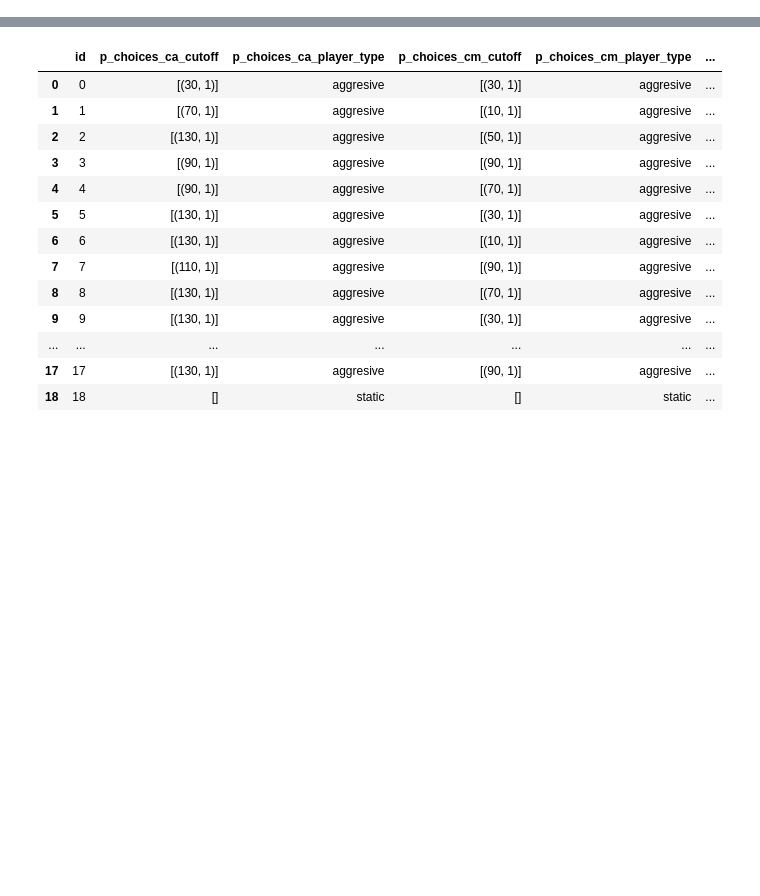
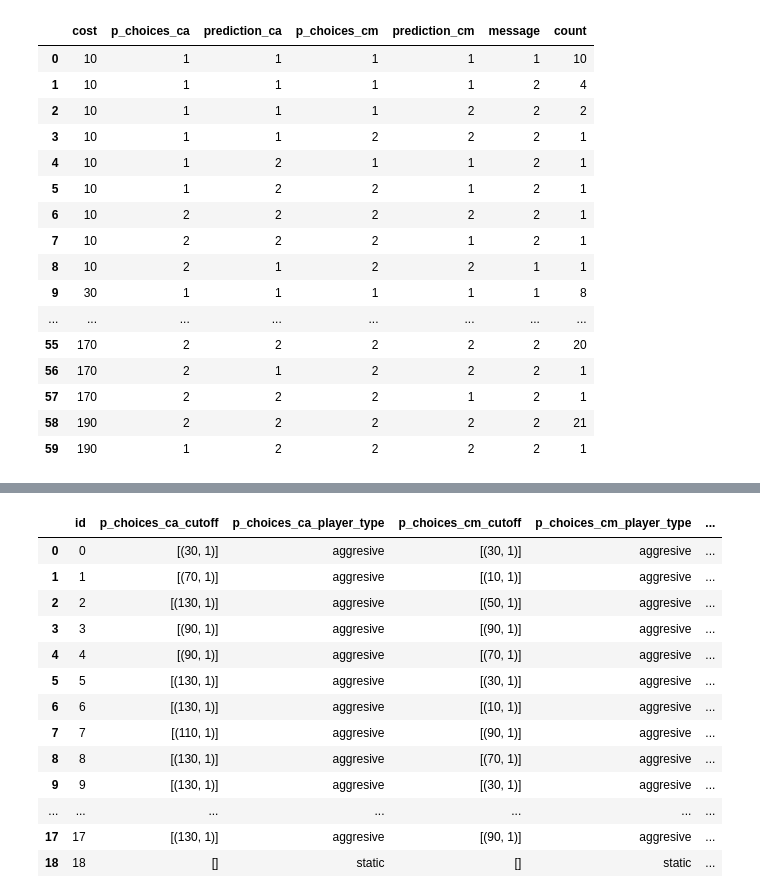
Before and after one commit to VondracekS/thesis_cheap_talk_experiment, a Jupyter notebook: workflow_scripts/treatment_analysis.ipynb, the cells around one changed output, grey strips where cells are left out. Saved outputs shown, nothing was run; the diff lists cells and outputs as text; code cells hidden in the pictures; blank space fills up the shorter version.

```diff
--- a/workflow_scripts/treatment_analysis.ipynb
+++ b/workflow_scripts/treatment_analysis.ipynb
@@ -3,5 +3,3 @@ import os
 import pandas as pd
 
 from util import DataWranglingUtils as dwu
-# %%
-data_processed = dwu.load_data('treatment')
@@ -43,0 +34,20 @@ treatment_full_df
+# %%
+data_treatment.drop('id', axis=1).groupby('cost').value_counts().reset_index()
+# %% [output]
+|  | cost | p_choices_ca | prediction_ca | p_choices_cm | prediction_cm | message | count |
+| 0 | 10 | 1 | 1 | 1 | 1 | 1 | 10 |
+| 1 | 10 | 1 | 1 | 1 | 1 | 2 | 4 |
+| 2 | 10 | 1 | 1 | 1 | 2 | 2 | 2 |
+| 3 | 10 | 1 | 1 | 2 | 2 | 2 | 1 |
+| 4 | 10 | 1 | 2 | 1 | 1 | 2 | 1 |
+| 5 | 10 | 1 | 2 | 2 | 1 | 2 | 1 |
+| 6 | 10 | 2 | 2 | 2 | 2 | 2 | 1 |
+| 7 | 10 | 2 | 2 | 2 | 1 | 2 | 1 |
+| 8 | 10 | 2 | 1 | 2 | 2 | 1 | 1 |
+| 9 | 30 | 1 | 1 | 1 | 1 | 1 | 8 |
+| ... | ... | ... | ... | ... | ... | ... | ... |
+| 55 | 170 | 2 | 2 | 2 | 2 | 2 | 20 |
+| 56 | 170 | 2 | 1 | 2 | 2 | 2 | 1 |
+| 57 | 170 | 2 | 2 | 2 | 1 | 2 | 1 |
+| 58 | 190 | 2 | 2 | 2 | 2 | 2 | 21 |
+| 59 | 190 | 1 | 2 | 2 | 2 | 2 | 1 |
```
Also changed, not shown: parts of 20 cells of this notebook, 38 other files.
